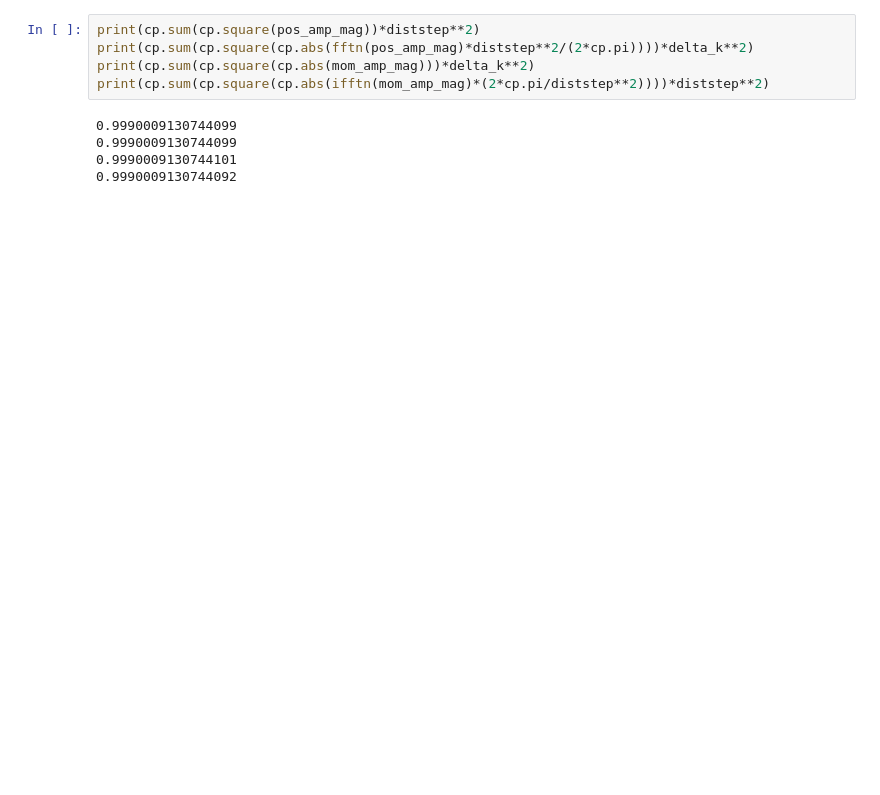
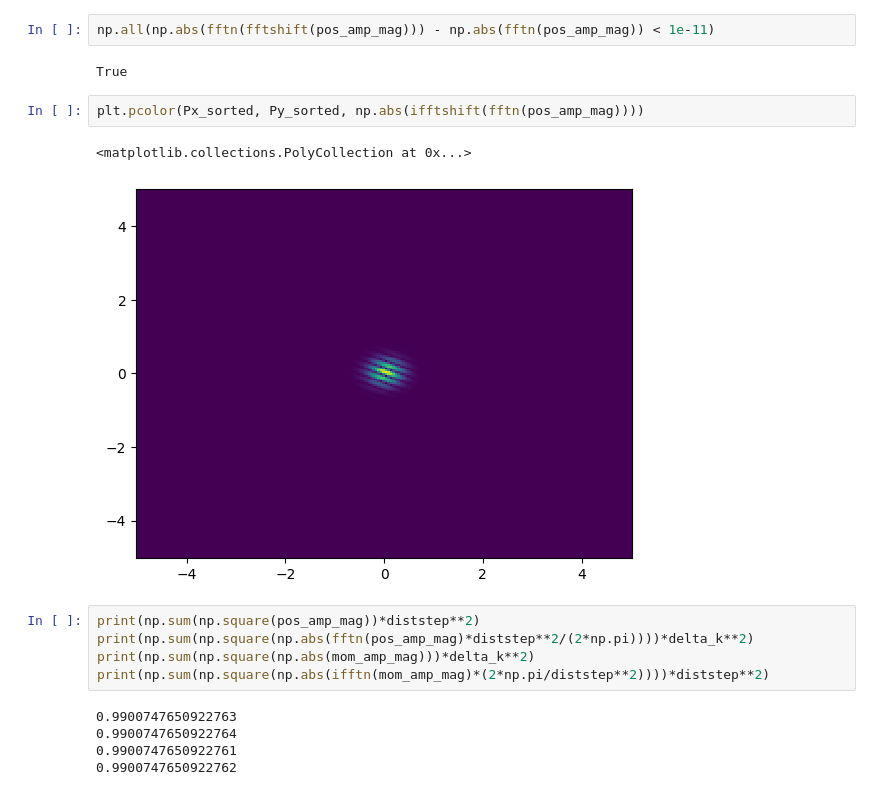
Before and after one commit to henhen724/GS_algorithm, a Jupyter notebook: GS.ipynb, the cells around one changed output. Cells and saved outputs as stored; diff of their text form; blank space fills up the shorter version.

```diff
--- a/GS.ipynb
+++ b/GS.ipynb
@@ -49,13 +51,22 @@ mom_amp_mag = cp.sqrt(cp.sum(cp.square(pos_amp_mag))*diststep**2/(cp.sum(cp.squa
+# %%
+np.all(np.abs(fftn(fftshift(pos_amp_mag))) - np.abs(fftn(pos_amp_mag)) < 1e-11)
+# %% [output]
+True
+# %%
+plt.pcolor(Px_sorted, Py_sorted, np.abs(ifftshift(fftn(pos_amp_mag))))
+# %% [output]
+<matplotlib.collections.PolyCollection at 0x...>
+[figure, added]
 # %%
-print(cp.sum(cp.square(pos_amp_mag))*diststep**2)
-print(cp.sum(cp.square(cp.abs(fftn(pos_amp_mag)*diststep**2/(2*cp.pi))))*delta_k**2)
-print(cp.sum(cp.square(cp.abs(mom_amp_mag)))*delta_k**2)
-print(cp.sum(cp.square(cp.abs(ifftn(mom_amp_mag)*(2*cp.pi/diststep**2))))*diststep**2)
+print(np.sum(np.square(pos_amp_mag))*diststep**2)
+print(np.sum(np.square(np.abs(fftn(pos_amp_mag)*diststep**2/(2*np.pi))))*delta_k**2)
+print(np.sum(np.square(np.abs(mom_amp_mag)))*delta_k**2)
+print(np.sum(np.square(np.abs(ifftn(mom_amp_mag)*(2*np.pi/diststep**2))))*diststep**2)
 # %% [output]
-0.9990009130744099
-0.9990009130744099
-0.9990009130744101
-0.9990009130744092
+0.9900747650922763
+0.9900747650922764
+0.9900747650922761
+0.9900747650922762
 # %%
 print(delta_k)
 print(2*np.pi*(Px_sorted[0][1] - Px_sorted[0][0]))
```
Also changed, not shown: parts of 15 cells of this notebook, 3 other files.
